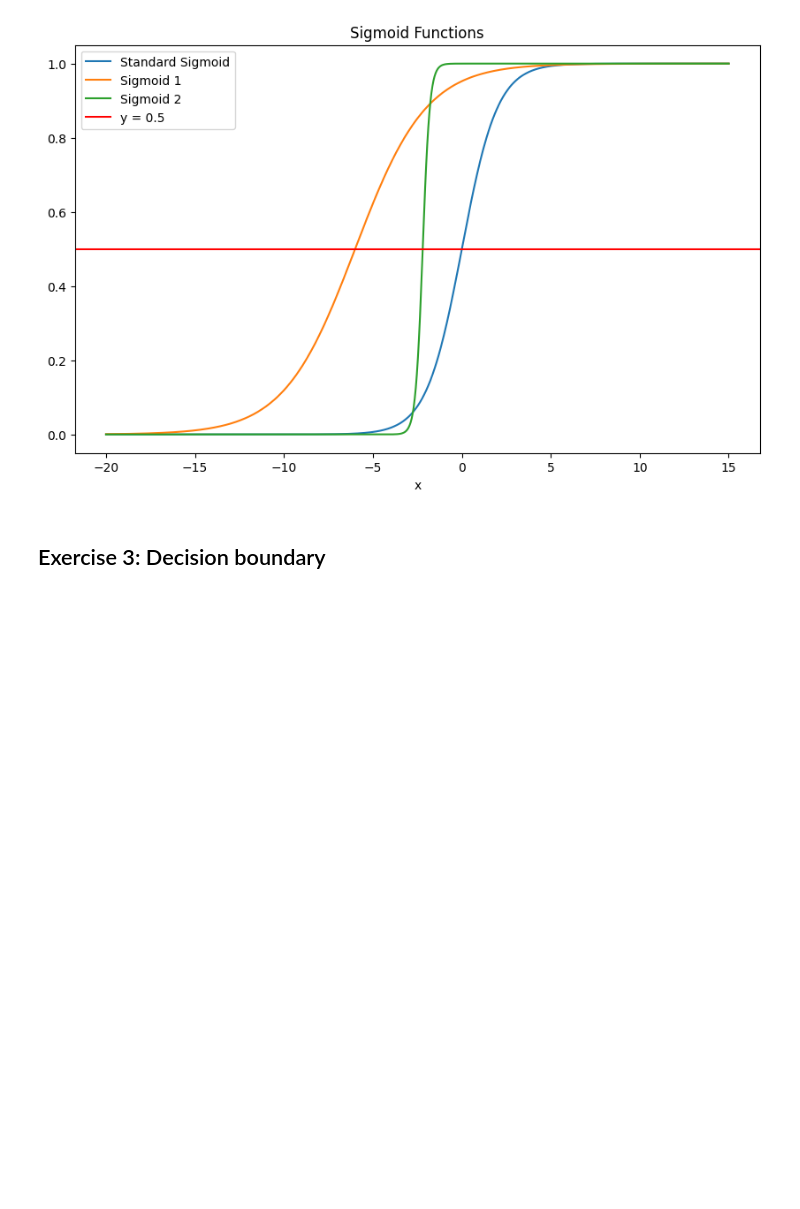
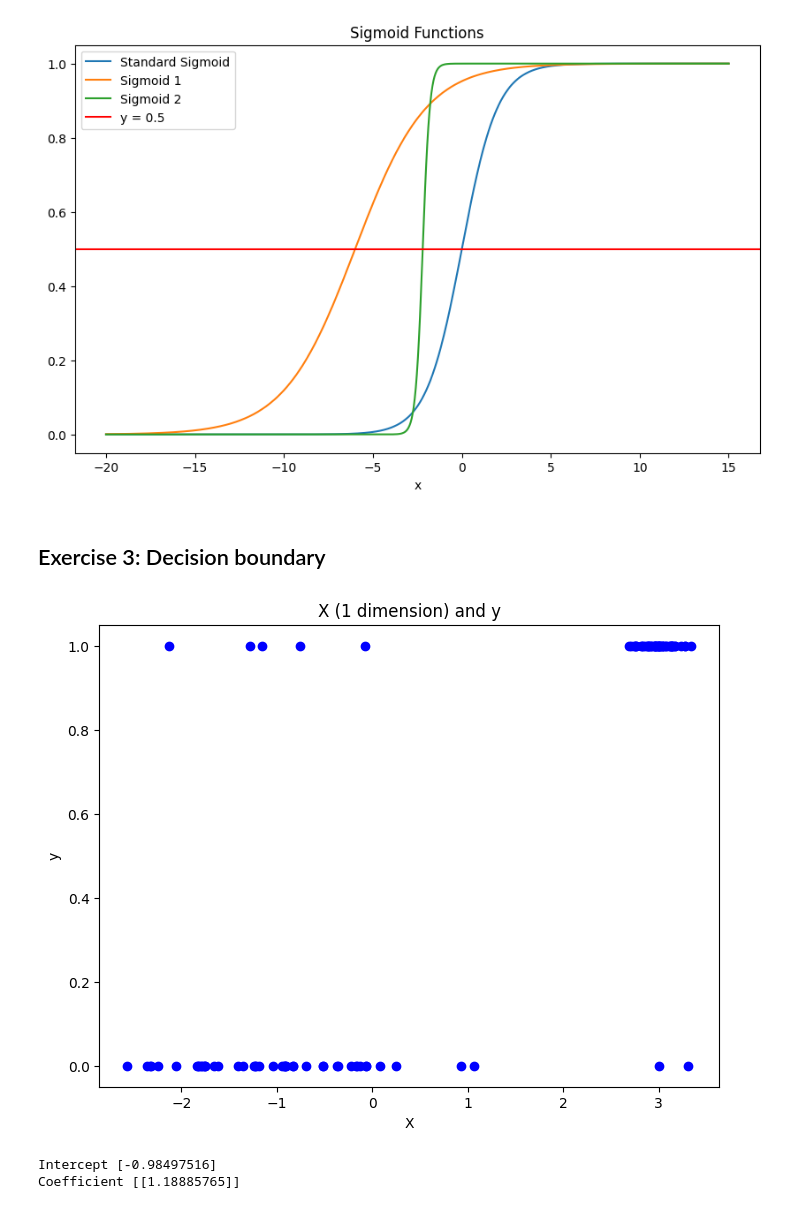
Before and after one commit to AntonWiklund1/Antons-Ai-Learning, a Jupyter notebook: piscine/Classification/Classification_Notebook.ipynb, the cells around one changed output. Drawn from its saved outputs; the diff is of its cells as text; code cells hidden in the pictures; blank space fills up the shorter version.

```diff
--- a/piscine/Classification/Classification_Notebook.ipynb
+++ b/piscine/Classification/Classification_Notebook.ipynb
@@ -94,3 +98,57 @@ plt.show()
 [figure]
 # %% [markdown]
 ## Exercise 3: Decision boundary
+# %%
+from sklearn.datasets import make_classification
+import matplotlib.pyplot as plt
+
+# Generate the data
+X, y = make_classification(
+    n_samples=100,
+    n_features=1,
+    n_informative=1,
+    n_redundant=0,
+    n_repeated=0,
+    n_classes=2,
+    n_clusters_per_class=1,
+    weights=[0.5, 0.5],
+    flip_y=0.15,
+    class_sep=2.0,
+    hypercube=True,
+    shift=1.0,
+    scale=1.0,
+    shuffle=True,
+    random_state=88
+)
+
+# Plotting the data
+plt.figure(figsize=(8, 6))
+plt.scatter(X[y == 0], y[y == 0], color='blue', label='Class 0')
+plt.scatter(X[y == 1], y[y == 1], color='blue', label='Class 1')
+plt.title('X (1 dimension) and y')
+plt.xlabel('X')
+plt.ylabel('y')
+plt.show()
+# %% [output]
+[figure, added]
+# %%
+from sklearn.linear_model import LogisticRegression
+
+# Fit a Logistic Regression model
+model = LogisticRegression()
+model.fit(X, y)
+
+# Coefficients and intercept
+coefficients = model.coef_
+intercept = model.intercept_
+
+coefficients, intercept
+
+print(f"Intercept {intercept}")
+print(f"Coefficient {coefficients}")
+
+Intercept:  [-0.98385574]
+Coefficient:  [[1.18866075]]
+# %% [output]
+Intercept [-0.98497516]
+Coefficient [[1.18885765]]
```
Also changed, not shown: parts of 15 cells of this notebook.
